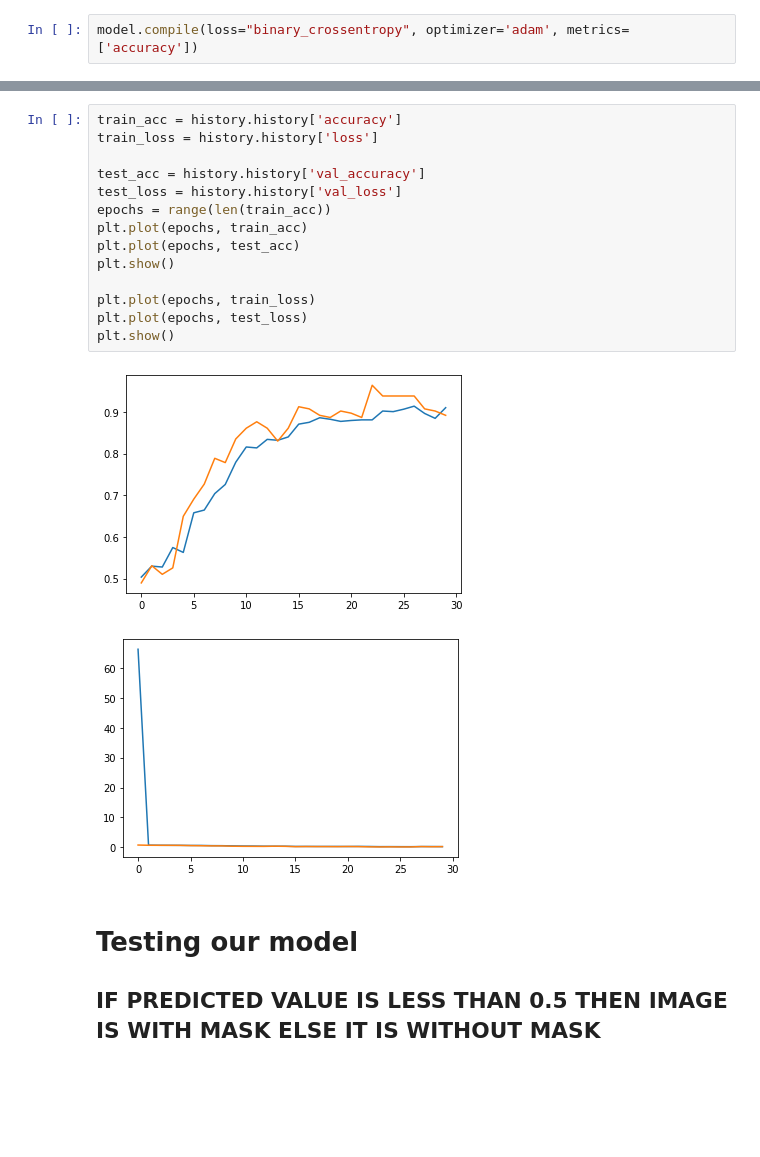
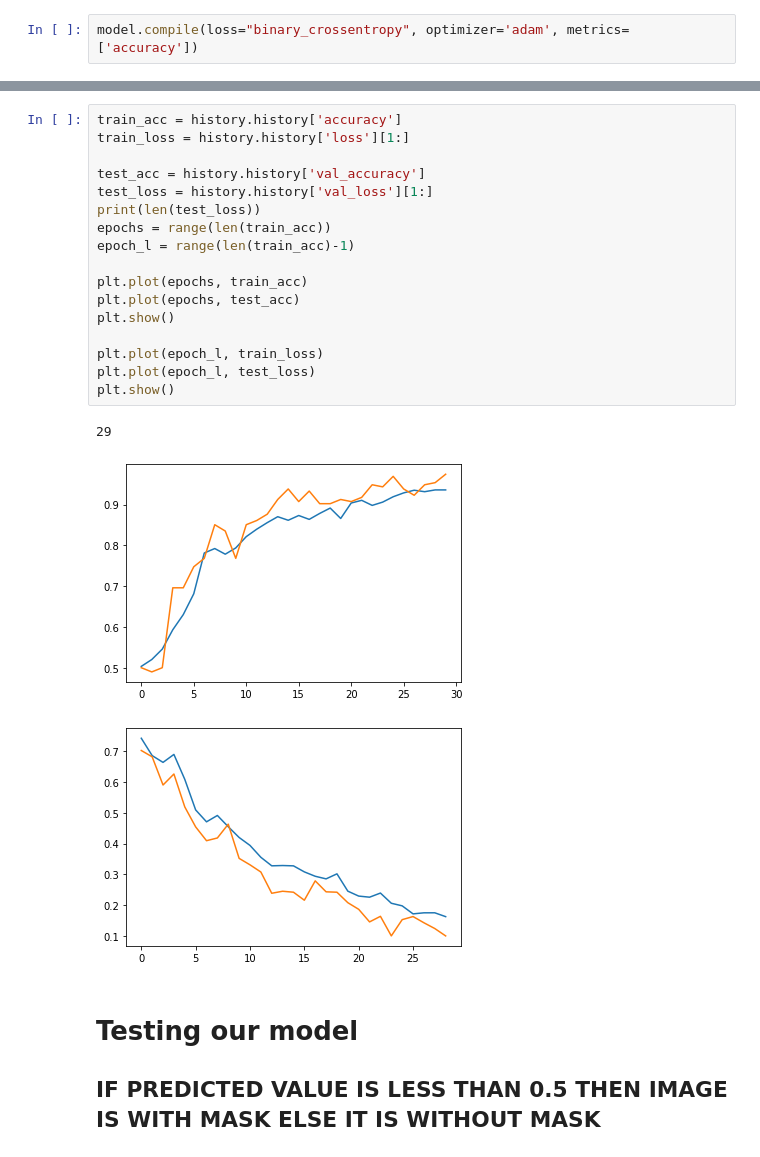
Before and after one commit to chandbud5/Face_Mask_detection, a Jupyter notebook: Face_Mask.ipynb, the cells around one changed output, grey strips where cells are left out. Cells and saved outputs as stored; diff of their text form; blank space fills up the shorter version.

```diff
--- a/Face_Mask.ipynb
+++ b/Face_Mask.ipynb
@@ -159,20 +123,24 @@ Epoch 30/30
 # %%
 train_acc = history.history['accuracy']
-train_loss = history.history['loss']
+train_loss = history.history['loss'][1:]
 
 test_acc = history.history['val_accuracy']
-test_loss = history.history['val_loss']
+test_loss = history.history['val_loss'][1:]
+print(len(test_loss))
 epochs = range(len(train_acc))
+epoch_l = range(len(train_acc)-1)
+
 plt.plot(epochs, train_acc)
 plt.plot(epochs, test_acc)
 plt.show()
 
-plt.plot(epochs, train_loss)
-plt.plot(epochs, test_loss)
+plt.plot(epoch_l, train_loss)
+plt.plot(epoch_l, test_loss)
 plt.show()
 # %% [output]
+29
-[figure, old version]
+[figure, new version]
-[figure, old version]
+[figure, new version]
 # %% [markdown]
 # Testing our model
 
```
Also changed, not shown: parts of 9 cells of this notebook.
